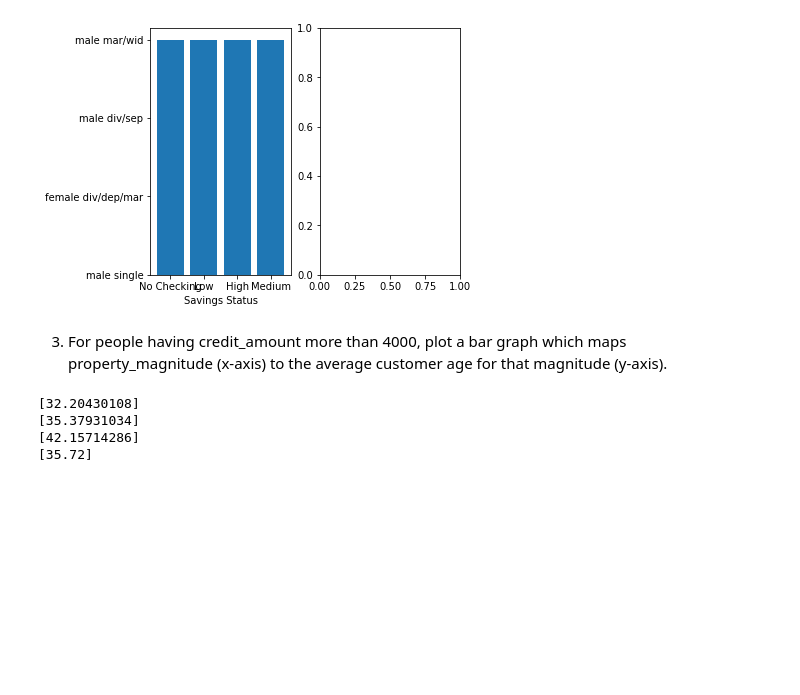
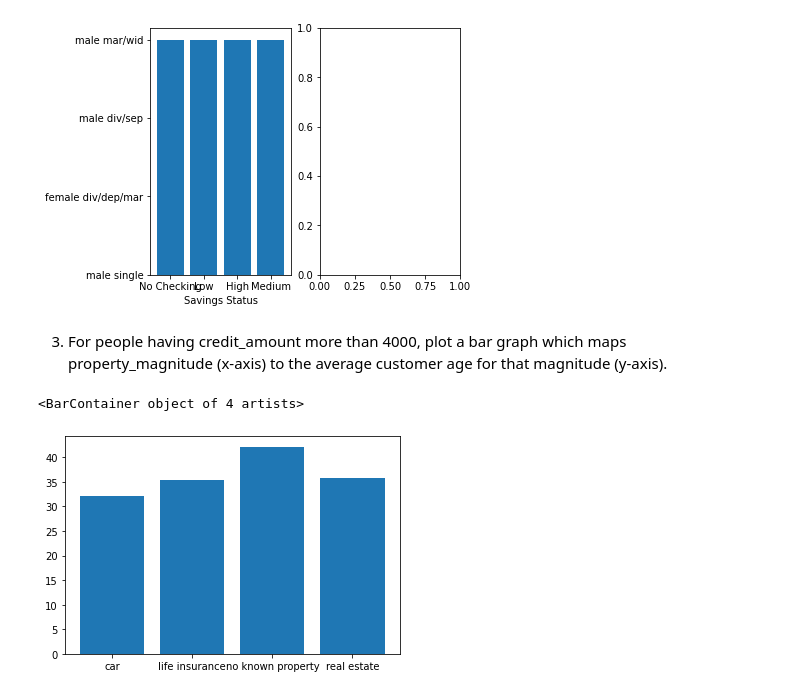
Before and after one commit to benwang2/obsidian-f22, a Jupyter notebook: Rutgers/2022 Fall/210/Assignments/Homework 3/src/german_credit.ipynb, the cells around one changed output. Drawn from its saved outputs; the diff is of its cells as text; code cells hidden in the pictures; blank space fills up the shorter version.

```diff
--- a/Rutgers/2022 Fall/210/Assignments/Homework 3/src/german_credit.ipynb
+++ b/Rutgers/2022 Fall/210/Assignments/Homework 3/src/german_credit.ipynb
@@ -242,18 +242,13 @@ Text(0.5, 0, 'Savings Status')
 # %%
 subset = gcred[['property_magnitude','age']][gcred['credit_amount'] > 4000]
 grouped = subset.groupby('property_magnitude').mean()
 
-property_magnitudes = subset['property_magnitude'].unique()
-corresponding_avg = {}
+keys = subset['property_magnitude'].unique()
+values = next(grouped.items())[1]
+avgs = {i[0]:i[1] for i in values.items()}
 
-for i in grouped.items():
-    print(i)
-    #print(grouped.loc[grouped['property_magnitude'] == p])
-
-# plt.bar(grouped.keys(), grouped.values)
-# plt.show()
+plt.bar(avgs.keys(), avgs.values())
+plt.show()
 # %% [output]
-[32.20430108]
-[35.37931034]
-[42.15714286]
-[35.72]
+<BarContainer object of 4 artists>
+[figure, added]
```
